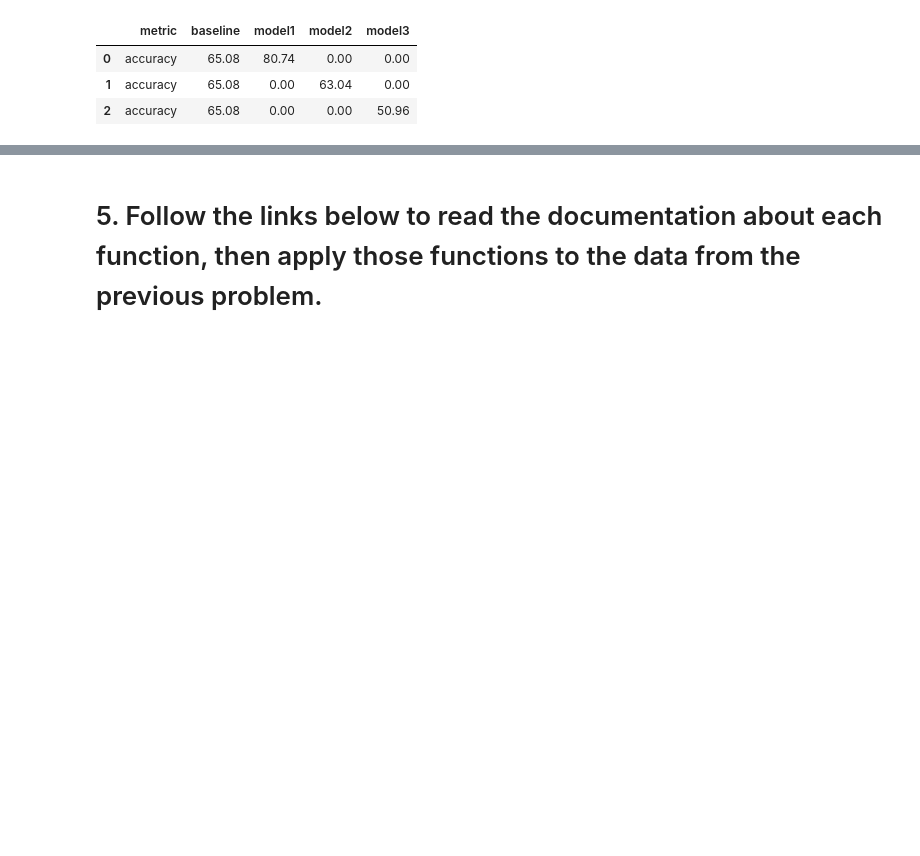
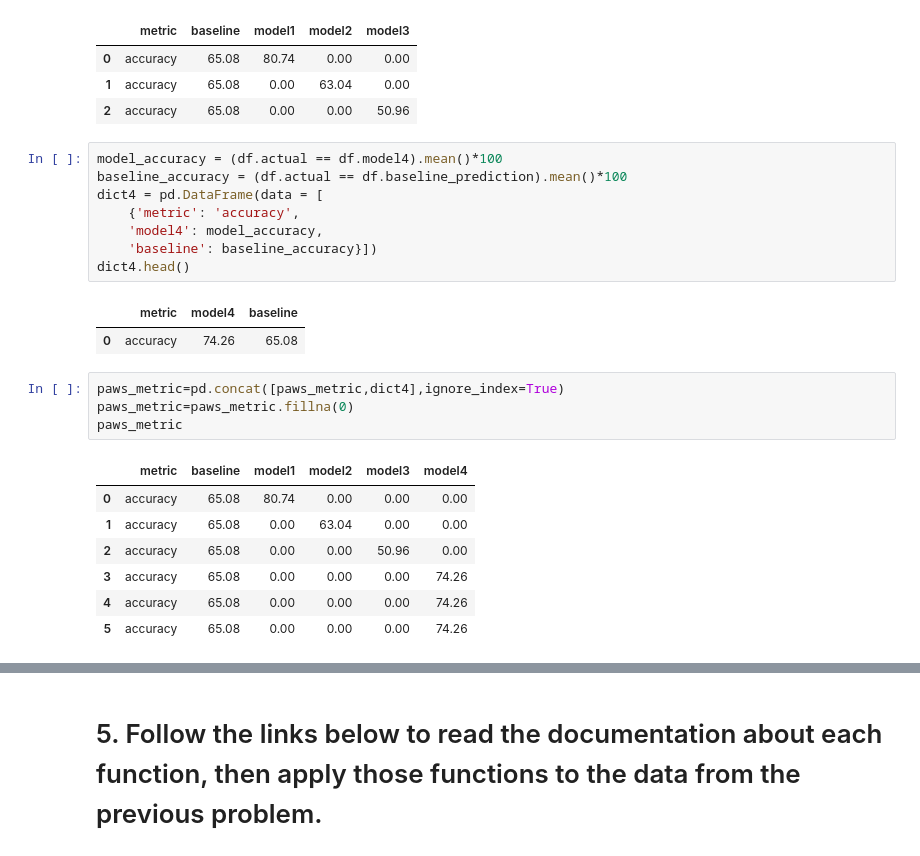
Before and after one commit to Chellyann-moreno/classification-exercises, a Jupyter notebook: model_evaluation.ipynb, the cells around one changed output, grey strips where cells are left out. Cells and saved outputs as stored; diff of their text form; blank space fills up the shorter version.

```diff
--- a/model_evaluation.ipynb
+++ b/model_evaluation.ipynb
@@ -153,3 +173,26 @@ paws_metric
 | 0 | accuracy | 65.08 | 80.74 | 0.00 | 0.00 |
 | 1 | accuracy | 65.08 | 0.00 | 63.04 | 0.00 |
 | 2 | accuracy | 65.08 | 0.00 | 0.00 | 50.96 |
+# %%
+model_accuracy = (df.actual == df.model4).mean()*100
+baseline_accuracy = (df.actual == df.baseline_prediction).mean()*100
+dict4 = pd.DataFrame(data = [
+    {'metric': 'accuracy',
+    'model4': model_accuracy,
+    'baseline': baseline_accuracy}])
+dict4.head()
+# %% [output]
+|  | metric | model4 | baseline |
+| 0 | accuracy | 74.26 | 65.08 |
+# %%
+paws_metric=pd.concat([paws_metric,dict4],ignore_index=True)
+paws_metric=paws_metric.fillna(0)
+paws_metric
+# %% [output]
+|  | metric | baseline | model1 | model2 | model3 | model4 |
+| 0 | accuracy | 65.08 | 80.74 | 0.00 | 0.00 | 0.00 |
+| 1 | accuracy | 65.08 | 0.00 | 63.04 | 0.00 | 0.00 |
+| 2 | accuracy | 65.08 | 0.00 | 0.00 | 50.96 | 0.00 |
+| 3 | accuracy | 65.08 | 0.00 | 0.00 | 0.00 | 74.26 |
+| 4 | accuracy | 65.08 | 0.00 | 0.00 | 0.00 | 74.26 |
+| 5 | accuracy | 65.08 | 0.00 | 0.00 | 0.00 | 74.26 |
```
Also changed, not shown: parts of 21 cells of this notebook, 13 other files.
